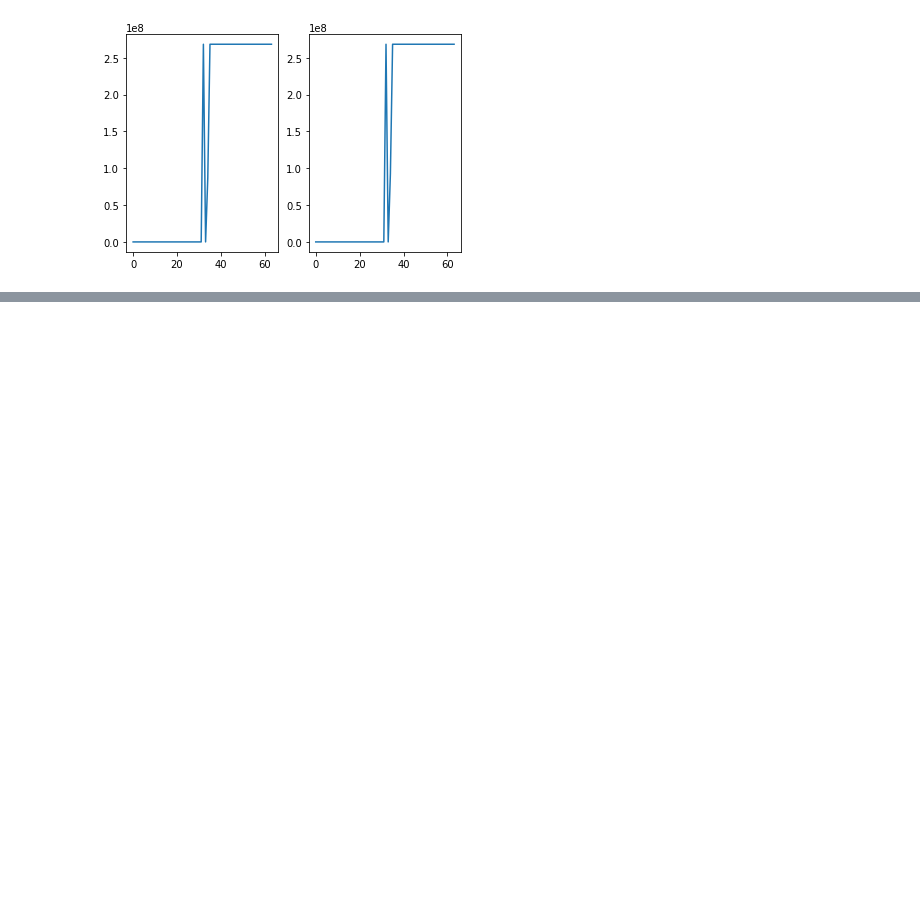
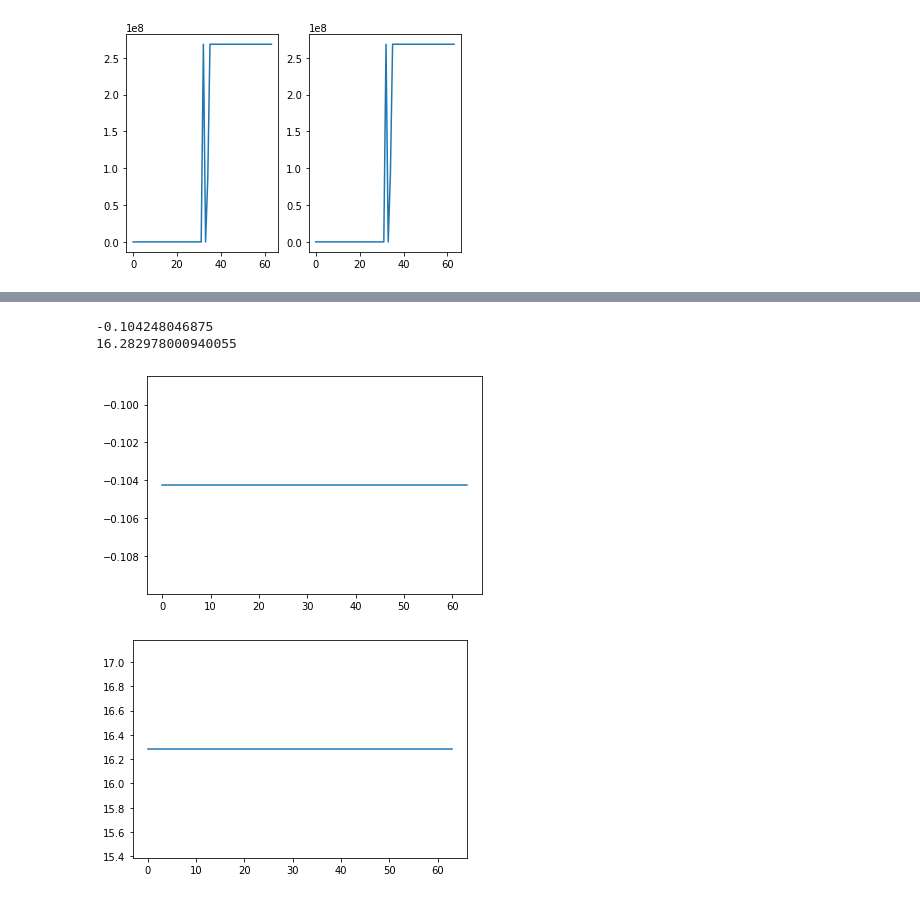
Before and after one commit to realtimeradio/caltech-lwa, a Jupyter notebook: cosmic_ray_scripts/snap2_control/individual_antenna_threshold_scan.ipynb, the cells around one changed output, grey strips where cells are left out. Drawn from its saved outputs; the diff is of its cells as text; code cells hidden in the pictures; blank space fills up the shorter version.

```diff
--- a/cosmic_ray_scripts/snap2_control/individual_antenna_threshold_scan.ipynb
+++ b/cosmic_ray_scripts/snap2_control/individual_antenna_threshold_scan.ipynb
@@ -337,0 +352,22 @@ plt.plot(veto)
+# %%
+#calculate mean and standard deviation
+means=[]
+stdvs=[]
+for i in range(64):
+    timeseries = snapshot[:,i+4]
+    means.append(np.mean(timeseries))
+    stdvs.append(np.std(timeseries))
+plt.figure()
+plt.plot(means)
+print(means[0])
+plt.figure()
+plt.plot(stdvs)
+print(stdvs[0])
+
+mean=means[0]
+stdev = stdvs[0]
+# %% [output]
+-0.104248046875
+16.282978000940055
+[figure, added]
+[figure, added]
```
Also changed, not shown: parts of 54 cells of this notebook, 1 other file.
